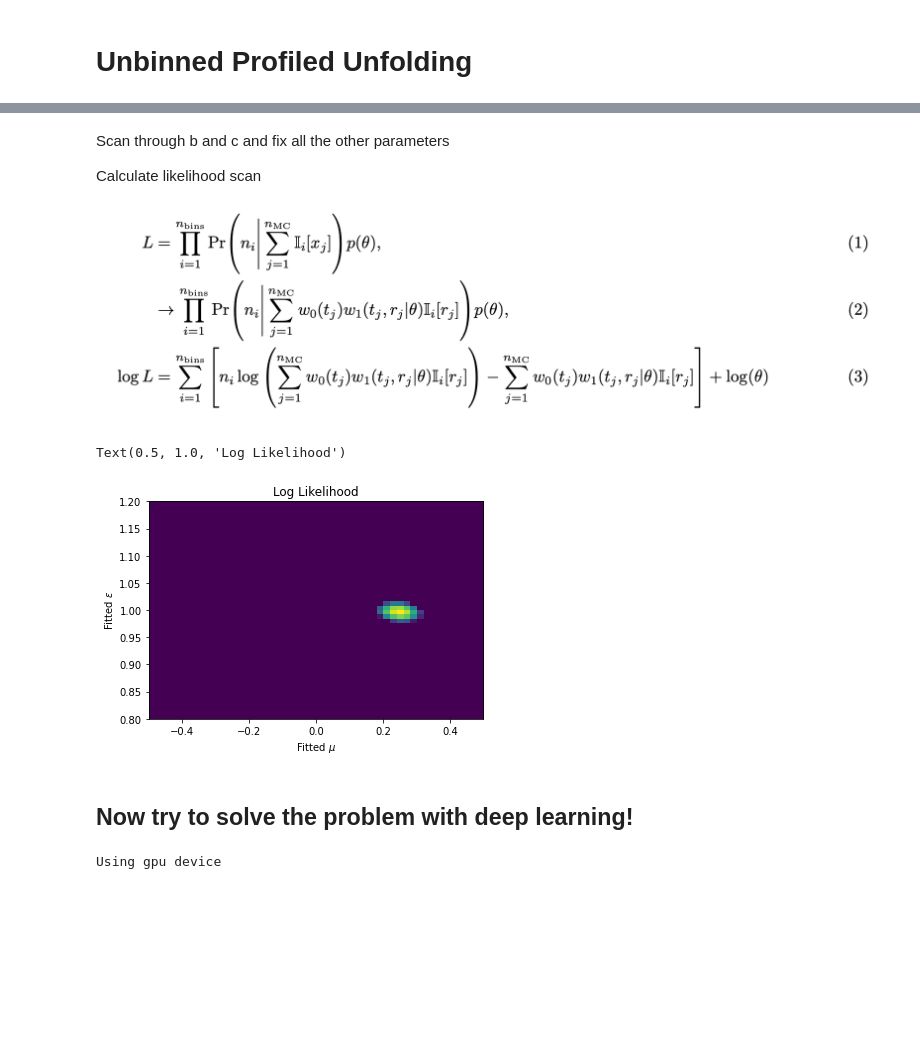
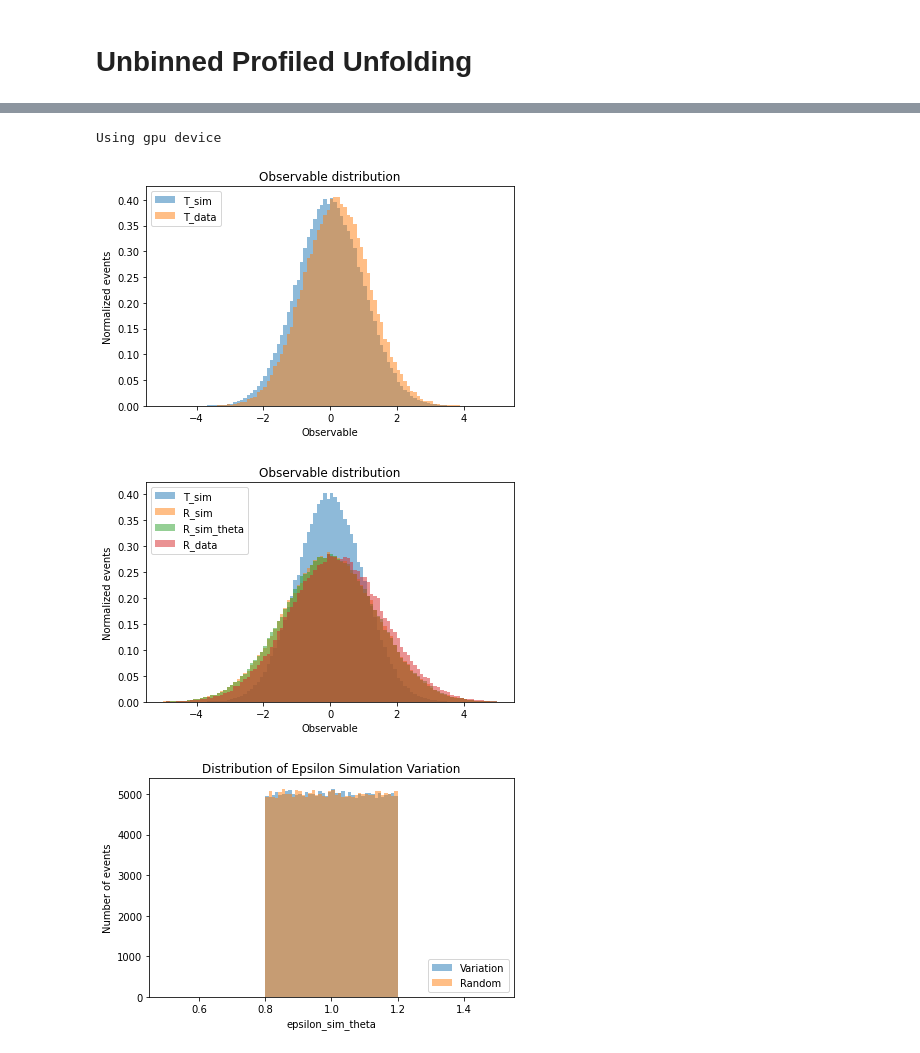
Before and after one commit to jaychan-hep/UnbinnedProfiledUnfolding, a Jupyter notebook: UnbinnedProfiledUnfolding.ipynb, the cells around one changed output, grey strips where cells are left out. Saved outputs shown, nothing was run; the diff lists cells and outputs as text; code cells hidden in the pictures; blank space fills up the shorter version.

```diff
--- a/UnbinnedProfiledUnfolding.ipynb
+++ b/UnbinnedProfiledUnfolding.ipynb
@@ -50,34 +3,2 @@ def log_gauss(x,sigma,mu):
-# %% [markdown]
-Scan through b and c and fix all the other parameters
-
-Calculate likelihood scan
-
-![image.png](attachment:image.png)
-# %%
-lls = []
-for test_mu in np.linspace(-0.5,0.5,50):
-    #print(test_mu)
-    lls += [[]]
-    for test_epsilon in np.linspace(0.8,1.2,50):
-        per_bin = 0
-        for i in range(len(bins)):
-            mysum = np.sum((np.digitize(R_sim,bins)==i)*w0(T_sim,sigma_sim,mu_sim,1,test_mu)*w1(R_sim,T_sim,epsilon_sim,beta_sim,test_epsilon,0))
-            ni = np.sum((np.digitize(R_data,bins)==i))
-            if (mysum > 0):
-                per_bin+=ni*np.log(mysum) - mysum + log_gauss(test_epsilon,epsilon_sim*0.1,epsilon_sim)
-            pass
-        lls[-1] += [per_bin]
-# %%
-extent = -0.5, 0.5,0.8, 1.2
-lls = np.array(lls)
-plt.imshow(lls.T, extent=extent, aspect='auto', vmin = np.max(lls)-1, vmax = np.max(lls))
-plt.xlabel("Fitted $\mu$")
-plt.ylabel("Fitted $\epsilon$")
-plt.title("Log Likelihood")
-# %% [output]
-Text(0.5, 1.0, 'Log Likelihood')
-[figure, removed]
-# %% [markdown]
-## Now try to solve the problem with deep learning!
 # %%
 %load_ext tensorboard
@@ -96,29 +23,67 @@ print(f"Using {device} device")
 # %% [output]
 Using gpu device
 # %%
-Ndata = 1000
-Nsim = 100000
+Ndata = 100000
+Nsim = 200000
 
 mu_sim = 0
 sigma_sim = 1
 beta_sim = 0
 epsilon_sim = 1
 
 mu_data = 0.2
 sigma_data = 1
 beta_data = 0
 epsilon_data = 1
 
+# simulation
 T_sim = np.random.normal(mu_sim,sigma_sim,Nsim)
 R_sim = np.random.normal(T_sim+beta_sim,epsilon_sim)
 
+# simulation with theta variation (theta value randomly sampled)
 epsilons_sim_random = np.random.uniform(0.8, 1.2, Nsim) # used for training
 epsilons_sim_theta = np.random.uniform(0.8, 1.2, Nsim)
 R_sim_theta = []
 for i in range(Nsim):
     # use the same T_sim for R_sim variation
     R_sim_theta.append(np.random.normal(T_sim[i]+beta_sim,epsilons_sim_theta[i]))
 R_sim_theta = np.array(R_sim_theta)
 
+# data
 T_data = np.random.normal(mu_data,sigma_data,Ndata)
 R_data = np.random.normal(T_data+beta_data,epsilon_data)
+
+plt.hist(T_sim, range=(-5, 5), density=True, bins=100, label="T_sim", alpha=0.5)
+plt.hist(T_data, range=(-5, 5), density=True, bins=100, label="T_data", alpha=0.5)
+plt.xlabel('Observable')
+plt.ylabel('Normalized events')
+plt.title(r'Observable distribution')
+plt.legend(loc='upper left')#, framealpha=0)
+plt.tight_layout()
+plt.show()
+plt.clf()
+
+plt.hist(T_sim, range=(-5, 5), density=True, bins=100, label="T_sim", alpha=0.5)
+plt.hist(R_sim, range=(-5, 5), density=True, bins=100, label="R_sim", alpha=0.5)
+plt.hist(R_sim_theta, range=(-5, 5), density=True, bins=100, label="R_sim_theta", alpha=0.5)
+plt.hist(R_data, range=(-5, 5), density=True, bins=100, label="R_data", alpha=0.5)
+plt.xlabel('Observable')
+plt.ylabel('Normalized events')
+plt.title(r'Observable distribution')
+plt.legend(loc='upper left')#, framealpha=0)
+plt.tight_layout()
+plt.show()
+plt.clf()
+
+plt.hist(epsilons_sim_theta, range=(0.5, 1.5), density=False, bins=100, label="Variation", alpha=0.5)
+plt.hist(epsilons_sim_random, range=(0.5, 1.5), density=False, bins=100, label="Random", alpha=0.5)
+plt.xlabel('epsilon_sim_theta')
+plt.ylabel('Number of events')
+plt.title(r'Distribution of Epsilon Simulation Variation')
+plt.legend(loc='lower right')#, framealpha=0)
+plt.tight_layout()
+plt.show()
+# %% [output]
+[figure, added]
+[figure, added]
+[figure, added]
```
Also changed, not shown: parts of 26 cells of this notebook.
